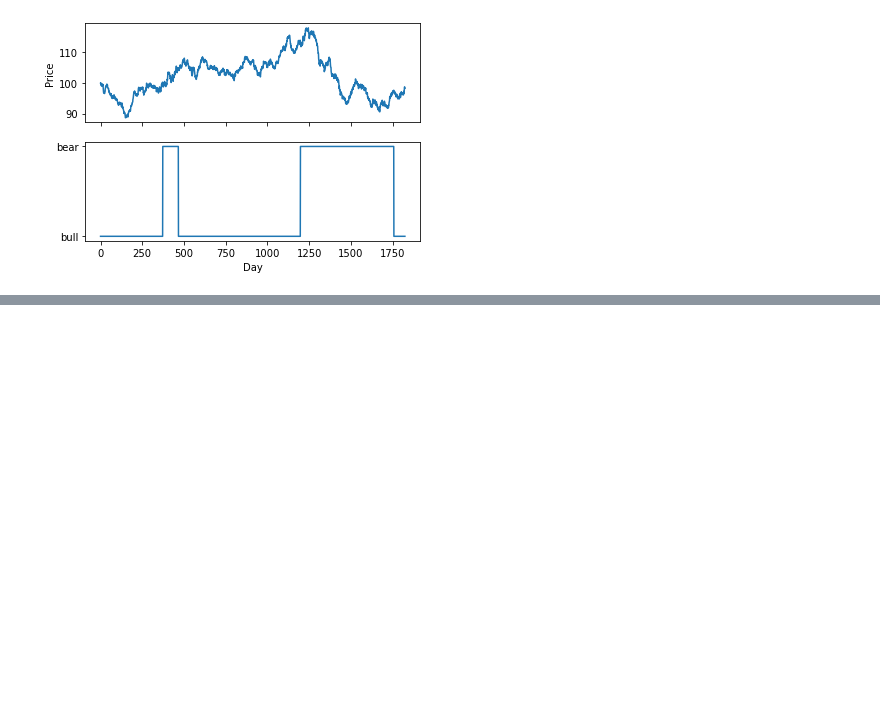
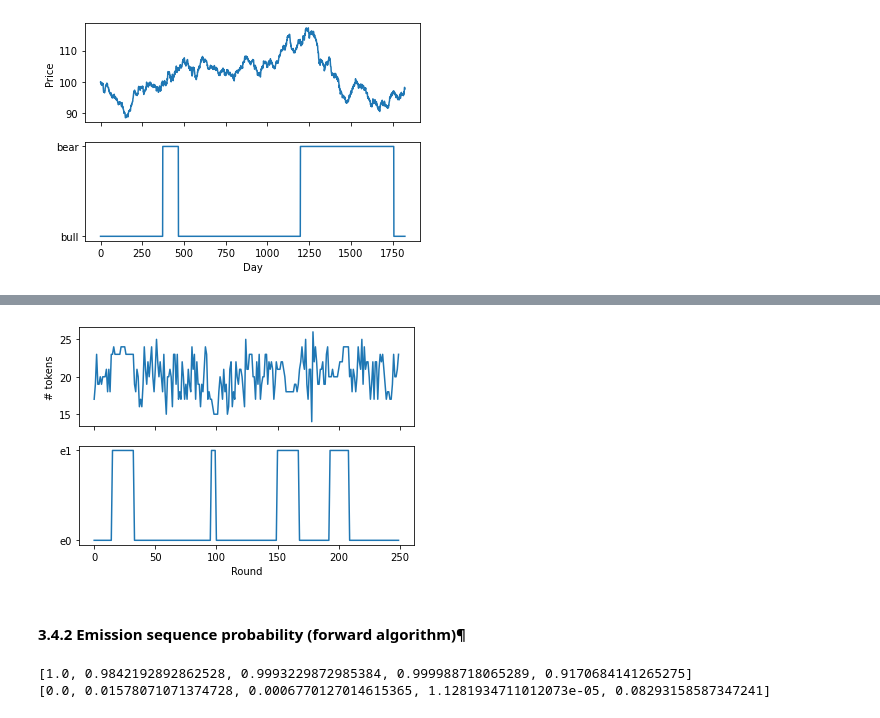
Before and after one commit to marcsingleton/homomorph, a Jupyter notebook: tutorials/arhmm_intro.ipynb, the cells around one changed output, grey strips where cells are left out. Saved outputs shown, nothing was run; the diff lists cells and outputs as text; code cells hidden in the pictures; blank space fills up the shorter version.

```diff
--- a/tutorials/arhmm_intro.ipynb
+++ b/tutorials/arhmm_intro.ipynb
@@ -225,0 +360,23 @@ While I don't have a compelling real-world motivation to motivate this next exam
+# %%
+step_num = 250
+np.random.seed(3)
+steps = game.simulate(step_num)
+states = [step[0] for step in steps]
+emits = [step[1] for step in steps]
+
+fig, axs = plt.subplots(2, 1, sharex=True)
+axs[0].plot(emits)
+axs[1].plot(states)
+axs[1].set_xlabel('Round')
+axs[0].set_ylabel('# tokens');
+# %% [output]
+[figure, added]
+# %% [markdown]
+#### 3.4.2 Emission sequence probability (forward algorithm)¶
+# %%
+fs, ss = game.forward(emits)
+print(fs['e0'][:5])
+print(fs['e1'][:5])
+# %% [output]
+[1.0, 0.9842192892862528, 0.9993229872985384, 0.999988718065289, 0.9170684141265275]
+[0.0, 0.01578071071374728, 0.0006770127014615365, 1.1281934711012073e-05, 0.08293158587347241]
```
Also changed, not shown: parts of 27 cells of this notebook.
